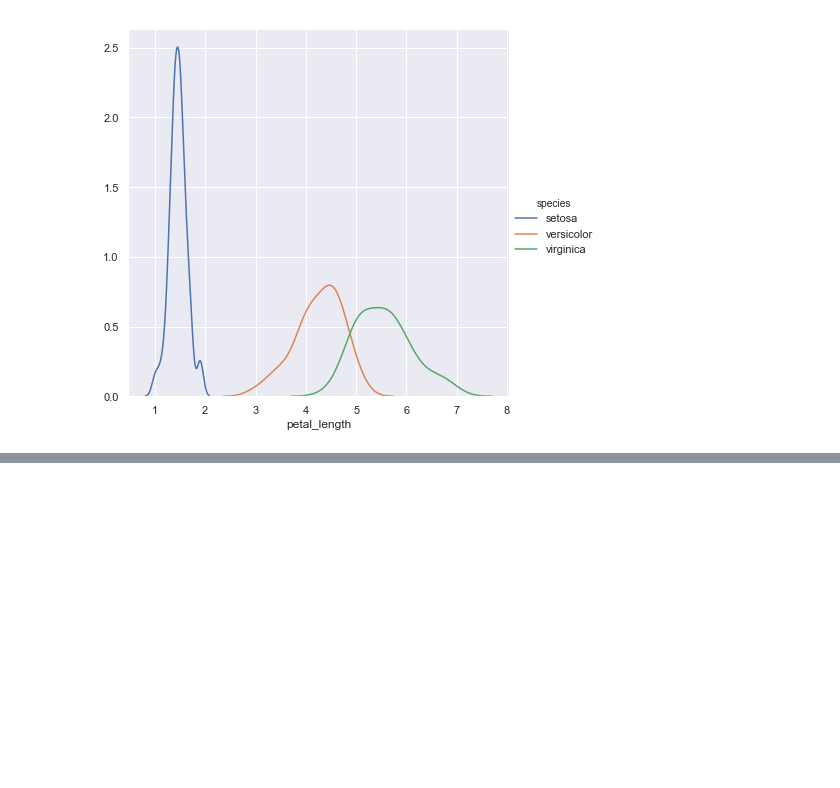
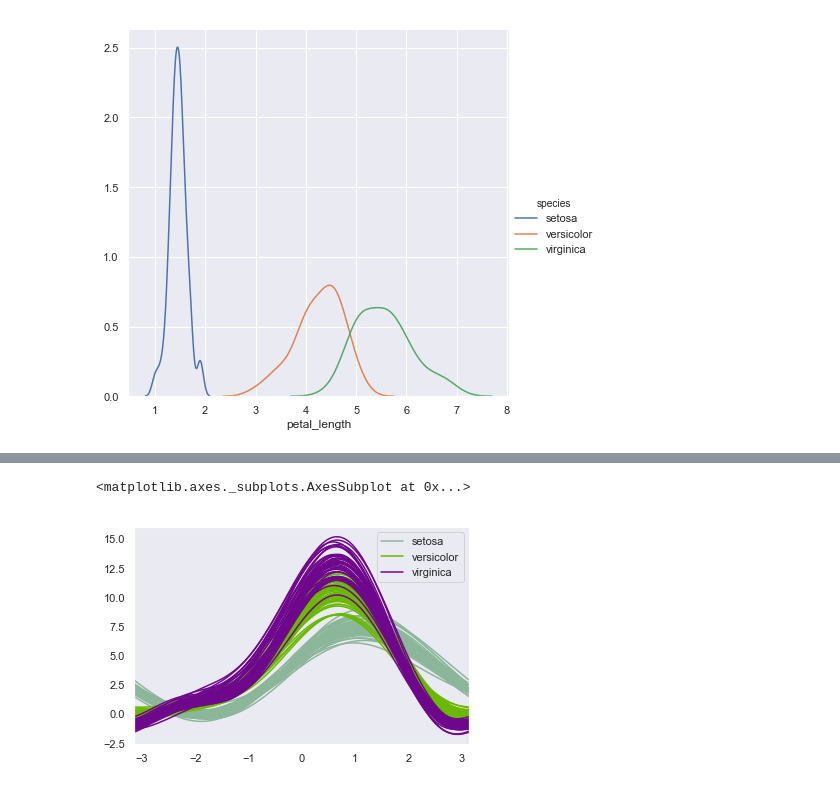
Before and after one commit to fcampelo/PythonTutorials, a Jupyter notebook: Matplotlib2.ipynb, the cells around one changed output, grey strips where cells are left out. Saved outputs shown, nothing was run; the diff lists cells and outputs as text; code cells hidden in the pictures; blank space fills up the shorter version.

```diff
--- a/Matplotlib2.ipynb
+++ b/Matplotlib2.ipynb
@@ -129,0 +149,6 @@ sns.FacetGrid(iris, hue="species", height=6) \
+# %%
+from pandas.tools.plotting import andrews_curves
+andrews_curves(iris, 'species')
+# %% [output]
+<matplotlib.axes._subplots.AxesSubplot at 0x...>
+[figure, added]
```
Also changed, not shown: parts of 19 cells of this notebook.
